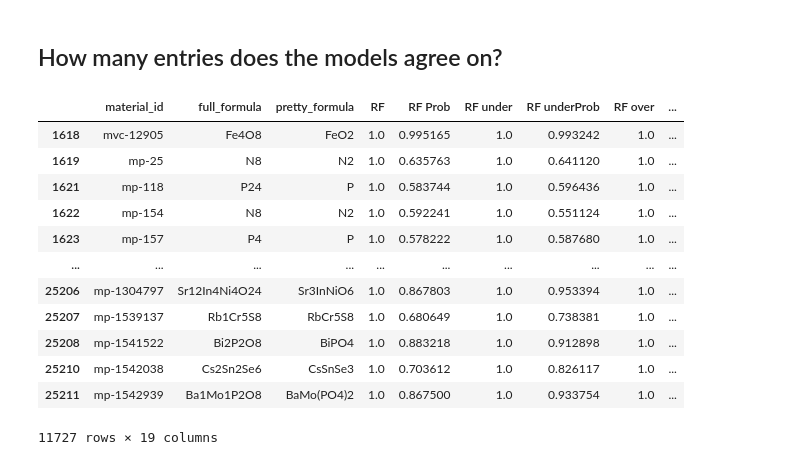
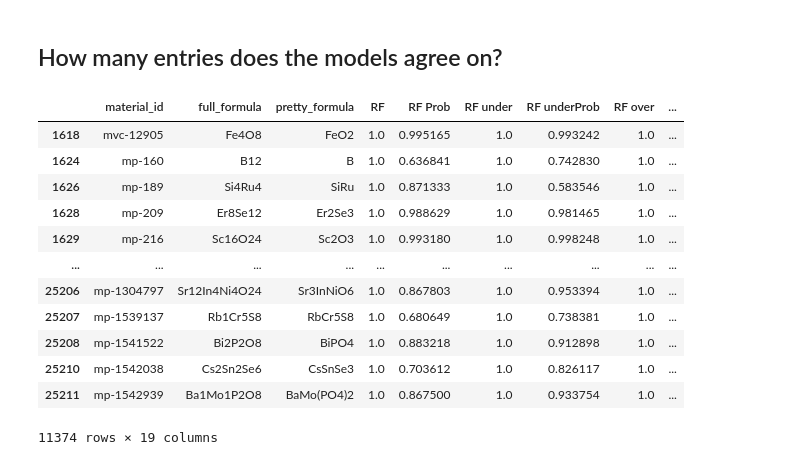
Before and after one commit to ohebbi/predicting-solid-state-qubit-material-hosts, a Jupyter notebook: notebooks/method-01-naive-approach/06-postAnalysis-notebook.ipynb, the cells around one changed output. Saved outputs shown, nothing was run; the diff lists cells and outputs as text; code cells hidden in the pictures.

```diff
--- a/notebooks/method-01-naive-approach/06-postAnalysis-notebook.ipynb
+++ b/notebooks/method-01-naive-approach/06-postAnalysis-notebook.ipynb
@@ -112,19 +112,26 @@ Summary[Summary["pretty_formula"].isin(QD_2D_candidates)]
 | 19847 | mp-1060281 | B1N1 | BN | 0.0 | 0.175323 | 0.0 | 0.228439 | 0.0 | ... |
 # %% [markdown]
 ## How many entries does the models agree on?
-# %%
-Summary[Summary["RF "] == 1]
-# %% [output]
-|  | material_id | full_formula | pretty_formula | RF | RF Prob | RF under | RF underProb | RF over | ... |
-| 1618 | mvc-12905 | Fe4O8 | FeO2 | 1.0 | 0.995165 | 1.0 | 0.993242 | 1.0 | ... |
-| 1619 | mp-25 | N8 | N2 | 1.0 | 0.635763 | 1.0 | 0.641120 | 1.0 | ... |
-| 1621 | mp-118 | P24 | P | 1.0 | 0.583744 | 1.0 | 0.596436 | 1.0 | ... |
-| 1622 | mp-154 | N8 | N2 | 1.0 | 0.592241 | 1.0 | 0.551124 | 1.0 | ... |
-| 1623 | mp-157 | P4 | P | 1.0 | 0.578222 | 1.0 | 0.587680 | 1.0 | ... |
-| ... | ... | ... | ... | ... | ... | ... | ... | ... | ... |
-| 25206 | mp-1304797 | Sr12In4Ni4O24 | Sr3InNiO6 | 1.0 | 0.867803 | 1.0 | 0.953394 | 1.0 | ... |
-| 25207 | mp-1539137 | Rb1Cr5S8 | RbCr5S8 | 1.0 | 0.680649 | 1.0 | 0.738381 | 1.0 | ... |
-| 25208 | mp-1541522 | Bi2P2O8 | BiPO4 | 1.0 | 0.883218 | 1.0 | 0.912898 | 1.0 | ... |
-| 25210 | mp-1542038 | Cs2Sn2Se6 | CsSnSe3 | 1.0 | 0.703612 | 1.0 | 0.826117 | 1.0 | ... |
-| 25211 | mp-1542939 | Ba1Mo1P2O8 | BaMo(PO4)2 | 1.0 | 0.867500 | 1.0 | 0.933754 | 1.0 | ... |
-11727 rows × 19 columns
+# %%
+Summary[(Summary["RF "] == 1) &
+        (Summary["RF under"] == 1) &
+        (Summary["RF over"] == 1) &
+        (Summary["RF both"] == 1) &
+        (Summary["GB "] == 1) &
+        (Summary["GB under"] == 1) &
+        (Summary["GB over"] == 1) &
+        (Summary["GB both"] == 1)]
+# %% [output]
+|  | material_id | full_formula | pretty_formula | RF | RF Prob | RF under | RF underProb | RF over | ... |
+| 1618 | mvc-12905 | Fe4O8 | FeO2 | 1.0 | 0.995165 | 1.0 | 0.993242 | 1.0 | ... |
+| 1624 | mp-160 | B12 | B | 1.0 | 0.636841 | 1.0 | 0.742830 | 1.0 | ... |
+| 1626 | mp-189 | Si4Ru4 | SiRu | 1.0 | 0.871333 | 1.0 | 0.583546 | 1.0 | ... |
+| 1628 | mp-209 | Er8Se12 | Er2Se3 | 1.0 | 0.988629 | 1.0 | 0.981465 | 1.0 | ... |
+| 1629 | mp-216 | Sc16O24 | Sc2O3 | 1.0 | 0.993180 | 1.0 | 0.998248 | 1.0 | ... |
+| ... | ... | ... | ... | ... | ... | ... | ... | ... | ... |
+| 25206 | mp-1304797 | Sr12In4Ni4O24 | Sr3InNiO6 | 1.0 | 0.867803 | 1.0 | 0.953394 | 1.0 | ... |
+| 25207 | mp-1539137 | Rb1Cr5S8 | RbCr5S8 | 1.0 | 0.680649 | 1.0 | 0.738381 | 1.0 | ... |
+| 25208 | mp-1541522 | Bi2P2O8 | BiPO4 | 1.0 | 0.883218 | 1.0 | 0.912898 | 1.0 | ... |
+| 25210 | mp-1542038 | Cs2Sn2Se6 | CsSnSe3 | 1.0 | 0.703612 | 1.0 | 0.826117 | 1.0 | ... |
+| 25211 | mp-1542939 | Ba1Mo1P2O8 | BaMo(PO4)2 | 1.0 | 0.867500 | 1.0 | 0.933754 | 1.0 | ... |
+11374 rows × 19 columns
```
Also changed, not shown: parts of 3 cells of this notebook, 12 other files.
